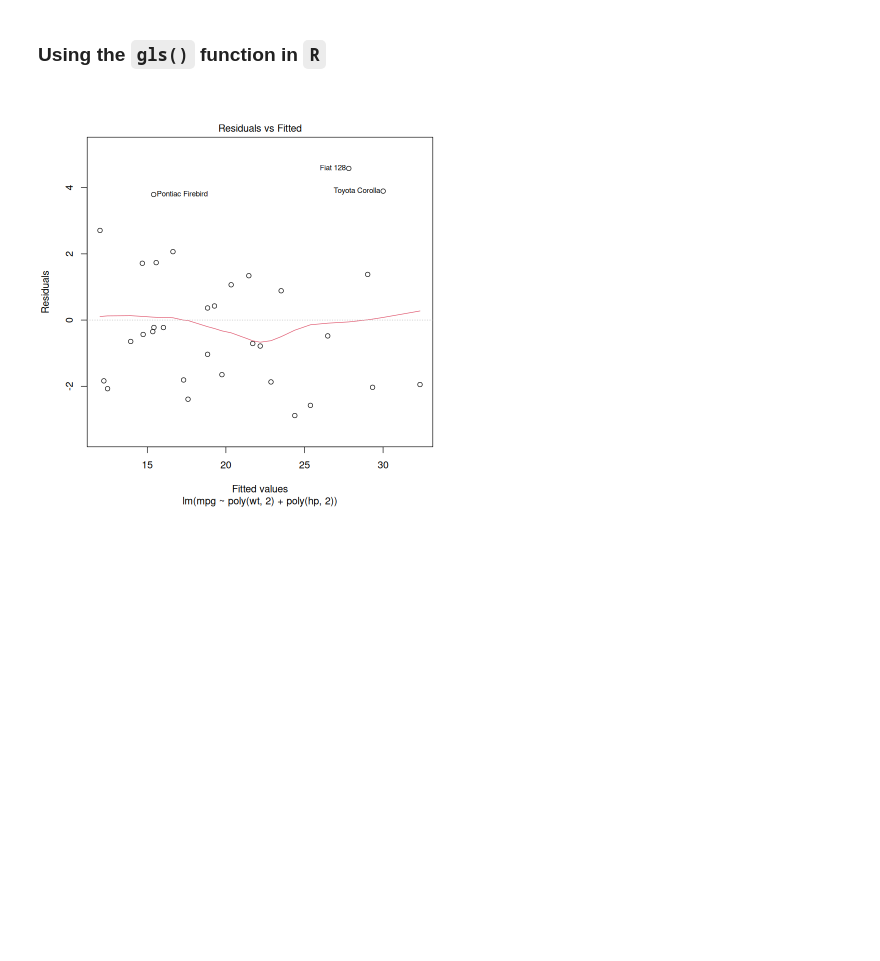
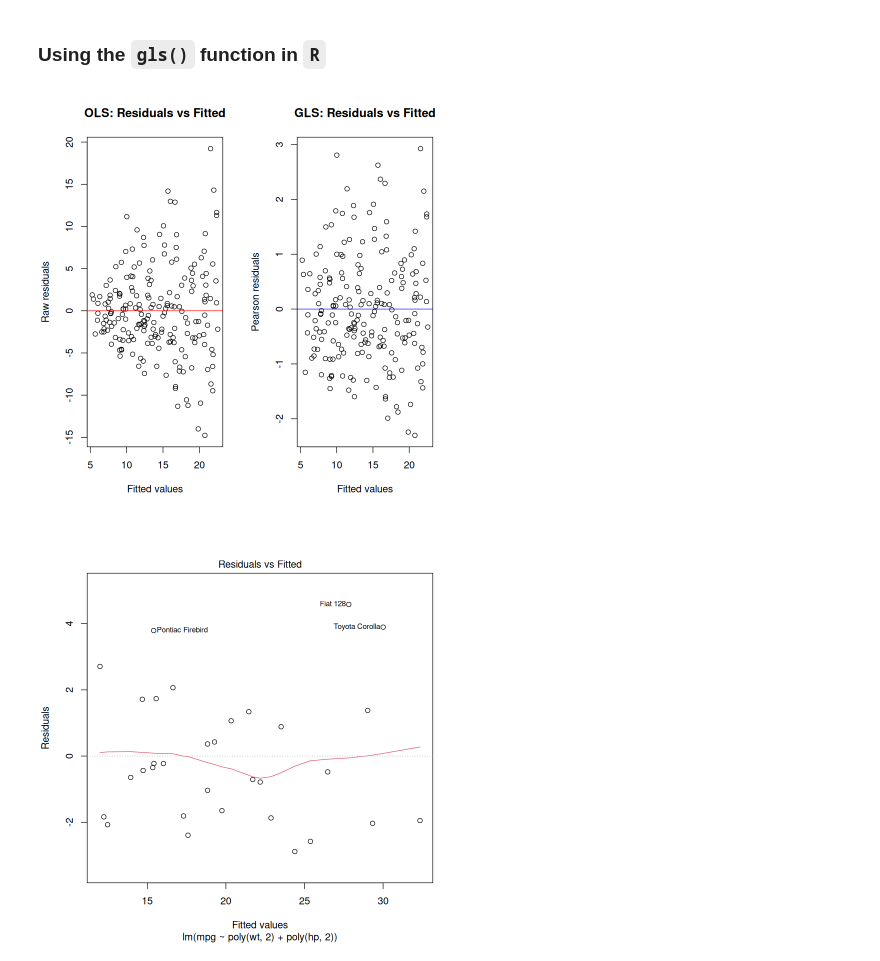
Before and after one commit to PCHN63101-Advanced-Data-Skills/Assumptions-Diagnostics-Transforms, a Jupyter notebook: _build/html/_sources/5.adjusting-model.ipynb, the cells around one changed output. Drawn from its saved outputs; the diff is of its cells as text; code cells hidden in the pictures; blank space fills up the shorter version.

```diff
--- a/_build/html/_sources/5.adjusting-model.ipynb
+++ b/_build/html/_sources/5.adjusting-model.ipynb
@@ -9,6 +9,40 @@ We have now seen methods that we can use to accomodate non-normality of the resi
 ### Estimating GLS using REML
 # %% [markdown]
 ### Using the `gls()` function in `R`
+# %%
+# Load required package
+library(nlme)
+
+# Step 1: Simulate heteroscedastic data
+set.seed(123)
+n <- 200
+x <- runif(n, 1, 10)
+y <- 3 + 2 * x + rnorm(n, sd = x)  # Variance increases with x
+
+dat <- data.frame(x = x, y = y)
+
+# Step 2: Fit an OLS model
+lm_model <- lm(y ~ x, data = dat)
+
+# Step 3: Fit a GLS model with varFixed (variance ∝ x^2)
+gls_model <- gls(y ~ x, data = dat, weights = varFixed(~ x))
+
+# Step 4: Set up residual vs fitted plots
+par(mfrow = c(1, 2))  # Two plots side by side
+
+# OLS residuals vs fitted
+plot(fitted(lm_model), resid(lm_model),
+     xlab = "Fitted values", ylab = "Raw residuals",
+     main = "OLS: Residuals vs Fitted")
+abline(h = 0, col = "red")
+
+# GLS residuals vs fitted (Pearson residuals)
+plot(fitted(gls_model), resid(gls_model, type = "pearson"),
+     xlab = "Fitted values", ylab = "Pearson residuals",
+     main = "GLS: Residuals vs Fitted")
+abline(h = 0, col = "blue")
+# %% [output]
+[figure, added]
 # %%
 library(nlme)
 library(car)
```
Also changed, not shown: 8 other files.
